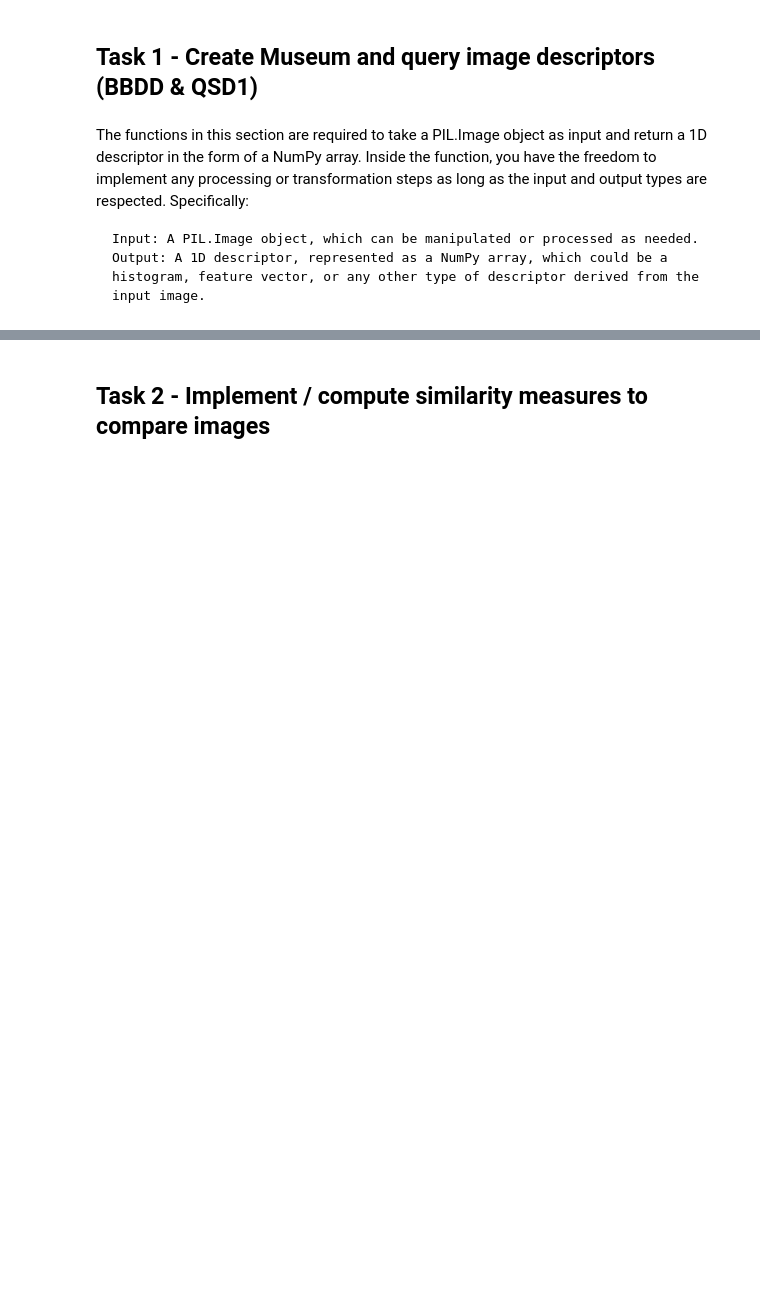
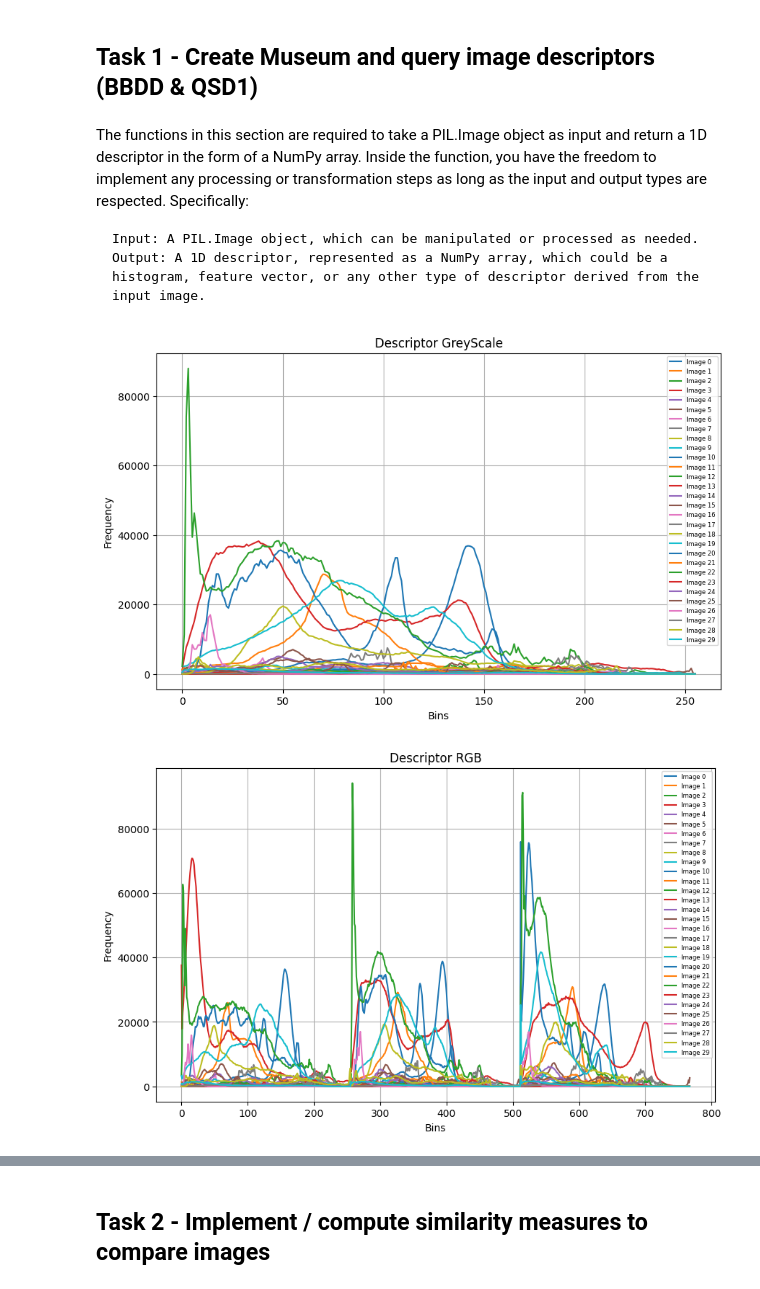
Before and after one commit to MCV-2024-C1-Project/Team8, a Jupyter notebook: WEEK_1/C1_W1_G8.ipynb, the cells around one changed output, grey strips where cells are left out. Cells and saved outputs as stored; diff of their text form; code cells hidden in the pictures; blank space fills up the shorter version.

Commit message:
better descriptors !

```diff
--- a/WEEK_1/C1_W1_G8.ipynb
+++ b/WEEK_1/C1_W1_G8.ipynb
@@ -22,8 +22,10 @@ The functions in this section are required to take a PIL.Image object as input a
 
 descriptors_classes = [
     GreyScaleHistogramDescriptor1D(),
-    RGBHistogramDescriptor1D(),
-    HSVHistogramDescriptor1D()
+    ColorHistogramDescriptor1D('RGB'),
+    ColorHistogramDescriptor1D('HSV'),
+    ColorHistogramDescriptor1D('LAB'),
+    ColorHistogramDescriptor1D('YCbCr')
 ]
 # %%
 # Database image descriptors
@@ -38,12 +40,15 @@ query_image_descriptors_list = [np.array([descriptor.compute(query_image_PIL) fo
 # %%
 for idx, query_image_descriptors in enumerate(query_image_descriptors_list):
     bins = np.arange(query_image_descriptors.shape[1])
     plt.figure(figsize=(10, 6))
     for i, hist in enumerate(query_image_descriptors):
         plt.plot(bins, hist, label=f'Image {i}')
-    plt.title(f'Descriptor {descriptors_classes[idx].__class__.__name__}')
+    plt.title(f'Descriptor {descriptors_classes[idx].color_space}')
     plt.xlabel('Bins')
     plt.ylabel('Frequency')
     plt.legend(fontsize=6)
     plt.grid(True)
     plt.show()
+# %% [output]
+[figure, added]
+[figure, added]
```
Also changed, not shown: parts of 2 cells of this notebook, 2 other files.
